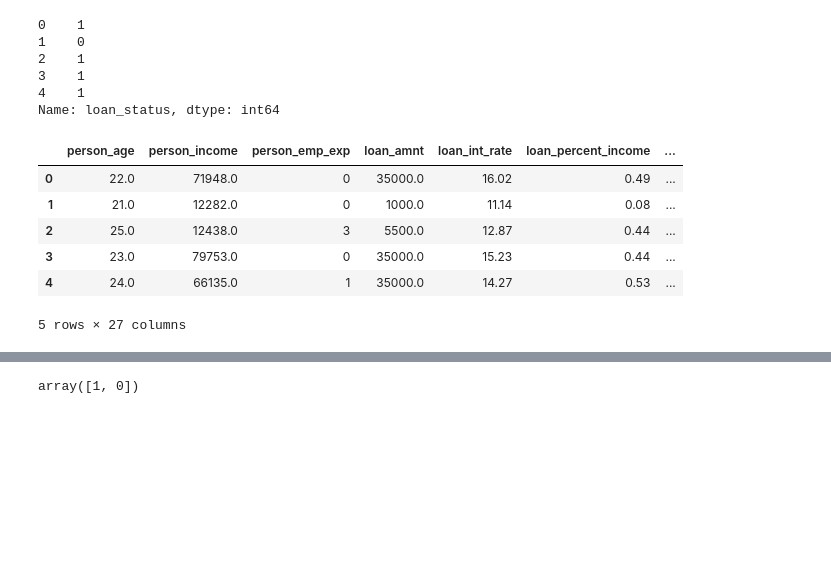
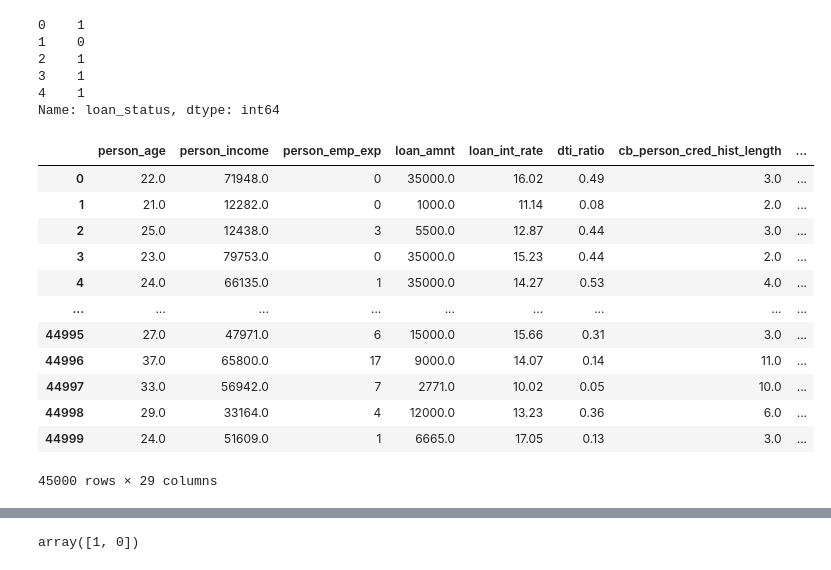
Before and after one commit to neilhaoyuan/credit_risk_loaner, a Jupyter notebook: loan_approval_predictor.ipynb, the cells around one changed output, grey strips where cells are left out. Cells and saved outputs as stored; diff of their text form; code cells hidden in the pictures; blank space fills up the shorter version.

```diff
--- a/loan_approval_predictor.ipynb
+++ b/loan_approval_predictor.ipynb
@@ -71,17 +84,54 @@ output.head()
 4    1
 Name: loan_status, dtype: int64
 # %%
+##Encoding non-numeric column data using one-hot encoding
+##A given columns, text inputs are converted to binary columns
+##ALl correlate to original column/category
+
 inputs_encoded = pd.get_dummies(inputs, columns=['person_gender',
                                        'person_education',
                                        'person_home_ownership',
                                        'loan_intent',
                                        'previous_loan_defaults_on_file'],dtype=int)
-inputs_encoded.head()
+
+#Debt to interest ratio
+inputs_encoded.rename(columns={'loan_percent_income': 'dti_ratio'}, inplace=True)
+
+#Related features check so we can observe dynamic relationships which can have further impact
+
+#These preferences can be altered as per the firms personal perception of risk, and what a good dti ratio/credit score is for them
+#Different firms have different internal risk aversity
+#Inputs of benchmark values for both are inputted for now
+
+#Defining preferences for high DTI ratio and low credit score
+dti_ratio_preference = 0.4
+credit_score_preference = 650
+
+inputs_encoded['high_dti_low_credit'] = (
+    (inputs_encoded['dti_ratio'] > dti_ratio_preference) &
+    (inputs_encoded['credit_score'] < credit_score_preference)
+).astype(int)
+
+#Considering stable employment and homeownership as positive factors
+#Full ownership and employment experience greater than 5 years
+
+inputs_encoded['stable_homeowner'] = (
+    (inputs_encoded['person_home_ownership_OWN'] == 1) &
+    (inputs_encoded['person_emp_exp'] > 5)
+).astype(int)
+
+inputs_encoded
 # %% [output]
-|  | person_age | person_income | person_emp_exp | loan_amnt | loan_int_rate | loan_percent_income | ... |
-| 0 | 22.0 | 71948.0 | 0 | 35000.0 | 16.02 | 0.49 | ... |
-| 1 | 21.0 | 12282.0 | 0 | 1000.0 | 11.14 | 0.08 | ... |
-| 2 | 25.0 | 12438.0 | 3 | 5500.0 | 12.87 | 0.44 | ... |
-| 3 | 23.0 | 79753.0 | 0 | 35000.0 | 15.23 | 0.44 | ... |
-| 4 | 24.0 | 66135.0 | 1 | 35000.0 | 14.27 | 0.53 | ... |
+|  | person_age | person_income | person_emp_exp | loan_amnt | loan_int_rate | dti_ratio | cb_person_cred_hist_length | ... |
+| 0 | 22.0 | 71948.0 | 0 | 35000.0 | 16.02 | 0.49 | 3.0 | ... |
+| 1 | 21.0 | 12282.0 | 0 | 1000.0 | 11.14 | 0.08 | 2.0 | ... |
+| 2 | 25.0 | 12438.0 | 3 | 5500.0 | 12.87 | 0.44 | 3.0 | ... |
+| 3 | 23.0 | 79753.0 | 0 | 35000.0 | 15.23 | 0.44 | 2.0 | ... |
+| 4 | 24.0 | 66135.0 | 1 | 35000.0 | 14.27 | 0.53 | 4.0 | ... |
+| ... | ... | ... | ... | ... | ... | ... | ... | ... |
+| 44995 | 27.0 | 47971.0 | 6 | 15000.0 | 15.66 | 0.31 | 3.0 | ... |
+| 44996 | 37.0 | 65800.0 | 17 | 9000.0 | 14.07 | 0.14 | 11.0 | ... |
+| 44997 | 33.0 | 56942.0 | 7 | 2771.0 | 10.02 | 0.05 | 10.0 | ... |
+| 44998 | 29.0 | 33164.0 | 4 | 12000.0 | 13.23 | 0.36 | 6.0 | ... |
+| 44999 | 24.0 | 51609.0 | 1 | 6665.0 | 17.05 | 0.13 | 3.0 | ... |
-5 rows × 27 columns
+45000 rows × 29 columns
```
Also changed, not shown: parts of 23 cells of this notebook.
